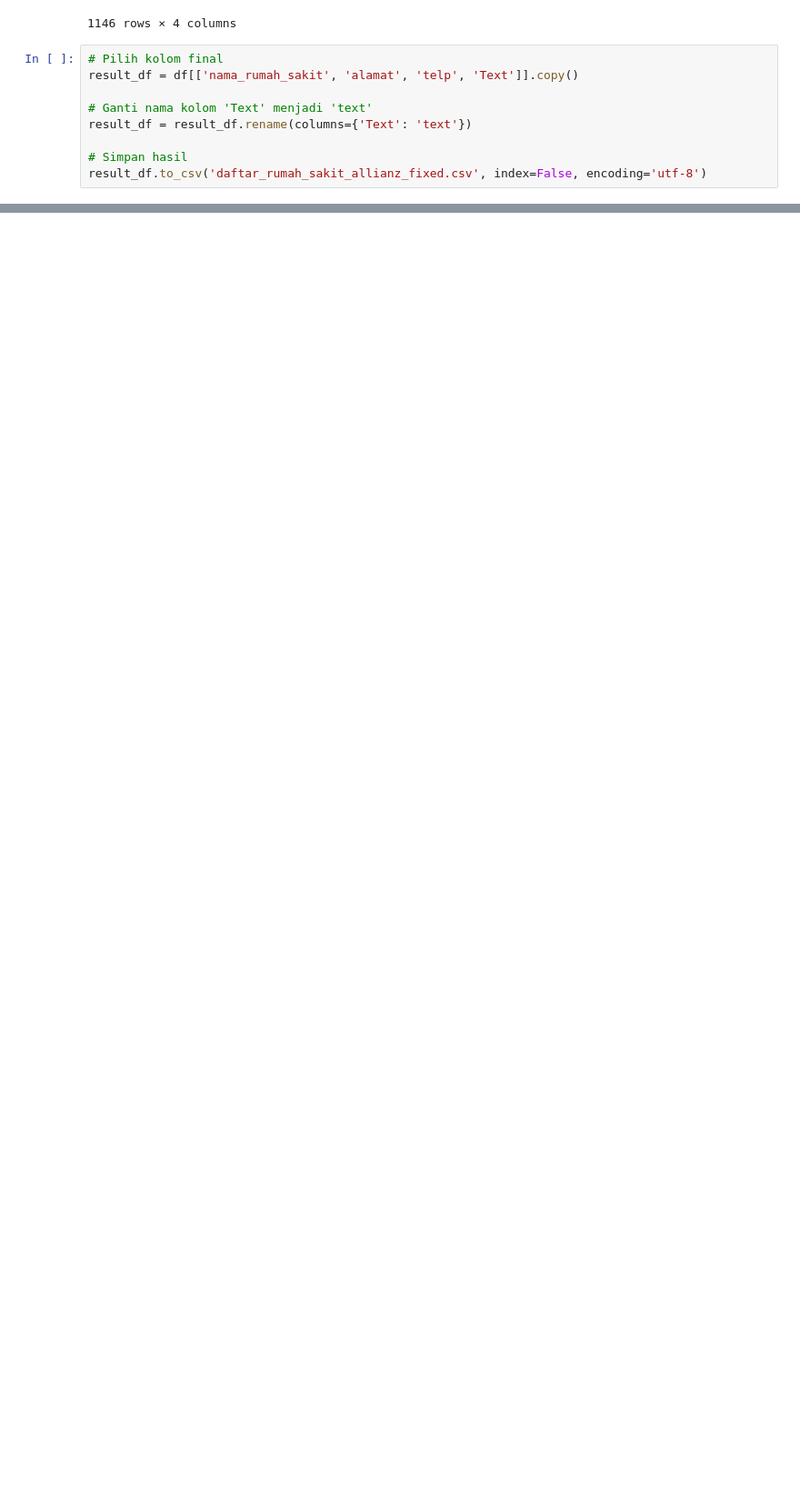
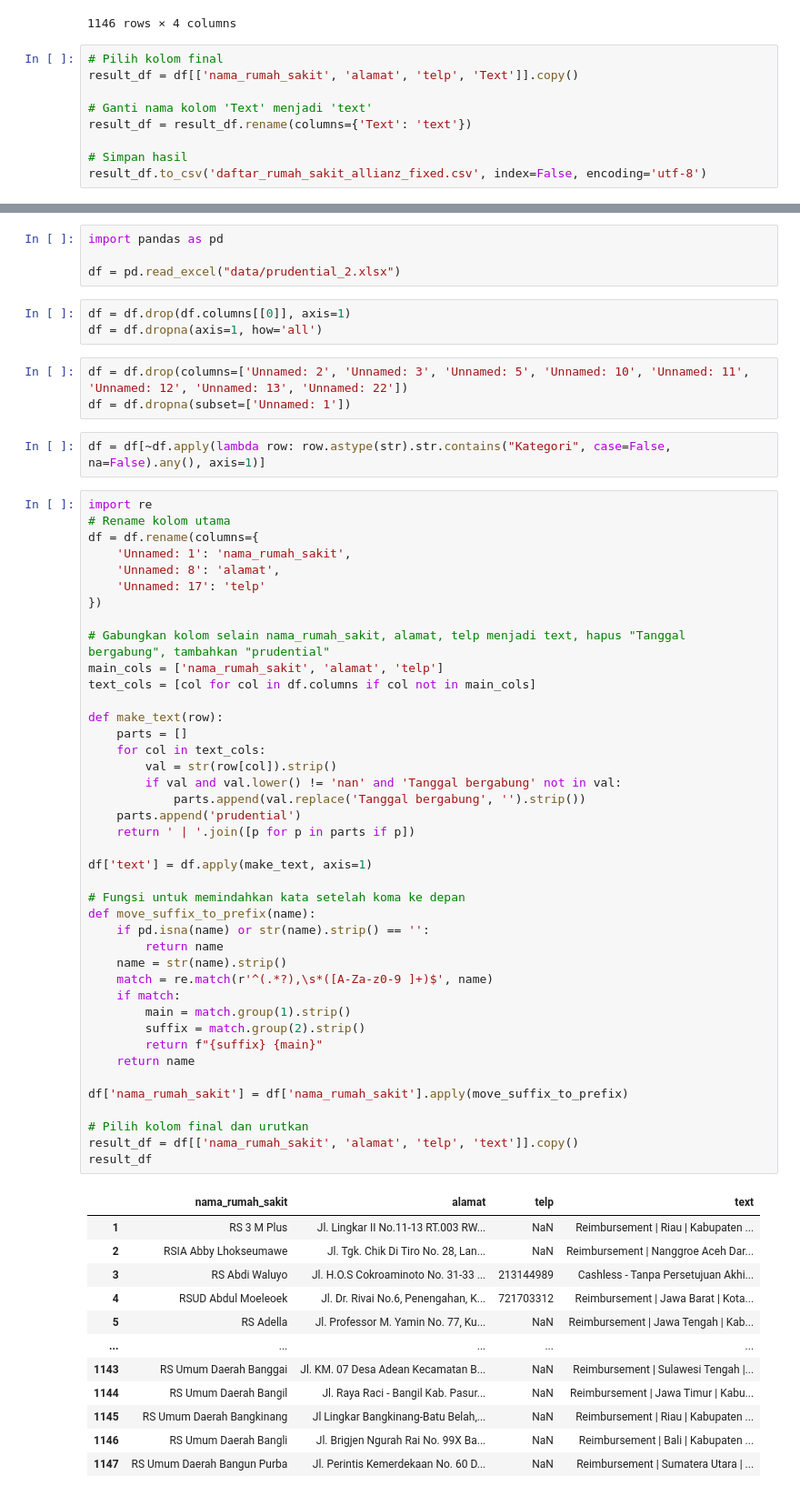
Before and after one commit to deiraaisyar/BISAcare-AI, a Jupyter notebook: daftar_rumah_sakit/xlsx/extract_xlsx_to_csv.ipynb, the cells around one changed output, grey strips where cells are left out. Shown: that part at 91% size. Cells and saved outputs as stored; diff of their text form; blank space fills up the shorter version.

```diff
--- a/daftar_rumah_sakit/xlsx/extract_xlsx_to_csv.ipynb
+++ b/daftar_rumah_sakit/xlsx/extract_xlsx_to_csv.ipynb
@@ -336,0 +458,66 @@ result_df.to_csv('daftar_rumah_sakit_allianz_fixed.csv', index=False, encoding='
+# %%
+import pandas as pd
+
+df = pd.read_excel("data/prudential_2.xlsx")
+# %%
+df = df.drop(df.columns[[0]], axis=1)
+df = df.dropna(axis=1, how='all')
+# %%
+df = df.drop(columns=['Unnamed: 2', 'Unnamed: 3', 'Unnamed: 5', 'Unnamed: 10', 'Unnamed: 11', 'Unnamed: 12', 'Unnamed: 13', 'Unnamed: 22'])
+df = df.dropna(subset=['Unnamed: 1'])
+# %%
+df = df[~df.apply(lambda row: row.astype(str).str.contains("Kategori", case=False, na=False).any(), axis=1)]
+# %%
+import re
+# Rename kolom utama
+df = df.rename(columns={
+    'Unnamed: 1': 'nama_rumah_sakit',
+    'Unnamed: 8': 'alamat',
+    'Unnamed: 17': 'telp'
+})
+
+# Gabungkan kolom selain nama_rumah_sakit, alamat, telp menjadi text, hapus "Tanggal bergabung", tambahkan "prudential"
+main_cols = ['nama_rumah_sakit', 'alamat', 'telp']
+text_cols = [col for col in df.columns if col not in main_cols]
+
+def make_text(row):
+    parts = []
+    for col in text_cols:
+        val = str(row[col]).strip()
+        if val and val.lower() != 'nan' and 'Tanggal bergabung' not in val:
+            parts.append(val.replace('Tanggal bergabung', '').strip())
+    parts.append('prudential')
+    return ' | '.join([p for p in parts if p])
+
+df['text'] = df.apply(make_text, axis=1)
+
+# Fungsi untuk memindahkan kata setelah koma ke depan
+def move_suffix_to_prefix(name):
+    if pd.isna(name) or str(name).strip() == '':
+        return name
+    name = str(name).strip()
+    match = re.match(r'^(.*?),\s*([A-Za-z0-9 ]+)$', name)
+    if match:
+        main = match.group(1).strip()
+        suffix = match.group(2).strip()
+        return f"{suffix} {main}"
+    return name
+
+df['nama_rumah_sakit'] = df['nama_rumah_sakit'].apply(move_suffix_to_prefix)
+
+# Pilih kolom final dan urutkan
+result_df = df[['nama_rumah_sakit', 'alamat', 'telp', 'text']].copy()
+result_df
+# %% [output]
+|  | nama_rumah_sakit | alamat | telp | text |
+| 1 | RS 3 M Plus | Jl. Lingkar II No.11-13 RT.003 RW... | NaN | Reimbursement | Riau | Kabupaten ... |
+| 2 | RSIA Abby Lhokseumawe | Jl. Tgk. Chik Di Tiro No. 28, Lan... | NaN | Reimbursement | Nanggroe Aceh Dar... |
+| 3 | RS Abdi Waluyo | Jl. H.O.S Cokroaminoto No. 31-33 ... | 213144989 | Cashless - Tanpa Persetujuan Akhi... |
+| 4 | RSUD Abdul Moeleoek | Jl. Dr. Rivai No.6, Penengahan, K... | 721703312 | Reimbursement | Jawa Barat | Kota... |
+| 5 | RS Adella | Jl. Professor M. Yamin No. 77, Ku... | NaN | Reimbursement | Jawa Tengah | Kab... |
+| ... | ... | ... | ... | ... |
+| 1143 | RS Umum Daerah Banggai | Jl. KM. 07 Desa Adean Kecamatan B... | NaN | Reimbursement | Sulawesi Tengah |... |
+| 1144 | RS Umum Daerah Bangil | Jl. Raya Raci - Bangil Kab. Pasur... | NaN | Reimbursement | Jawa Timur | Kabu... |
+| 1145 | RS Umum Daerah Bangkinang | Jl Lingkar Bangkinang-Batu Belah,... | NaN | Reimbursement | Riau | Kabupaten ... |
+| 1146 | RS Umum Daerah Bangli | Jl. Brigjen Ngurah Rai No. 99X Ba... | NaN | Reimbursement | Bali | Kabupaten ... |
+| 1147 | RS Umum Daerah Bangun Purba | Jl. Perintis Kemerdekaan No. 60 D... | NaN | Reimbursement | Sumatera Utara | ... |
```
Also changed, not shown: parts of 33 cells of this notebook, 17 other files.
